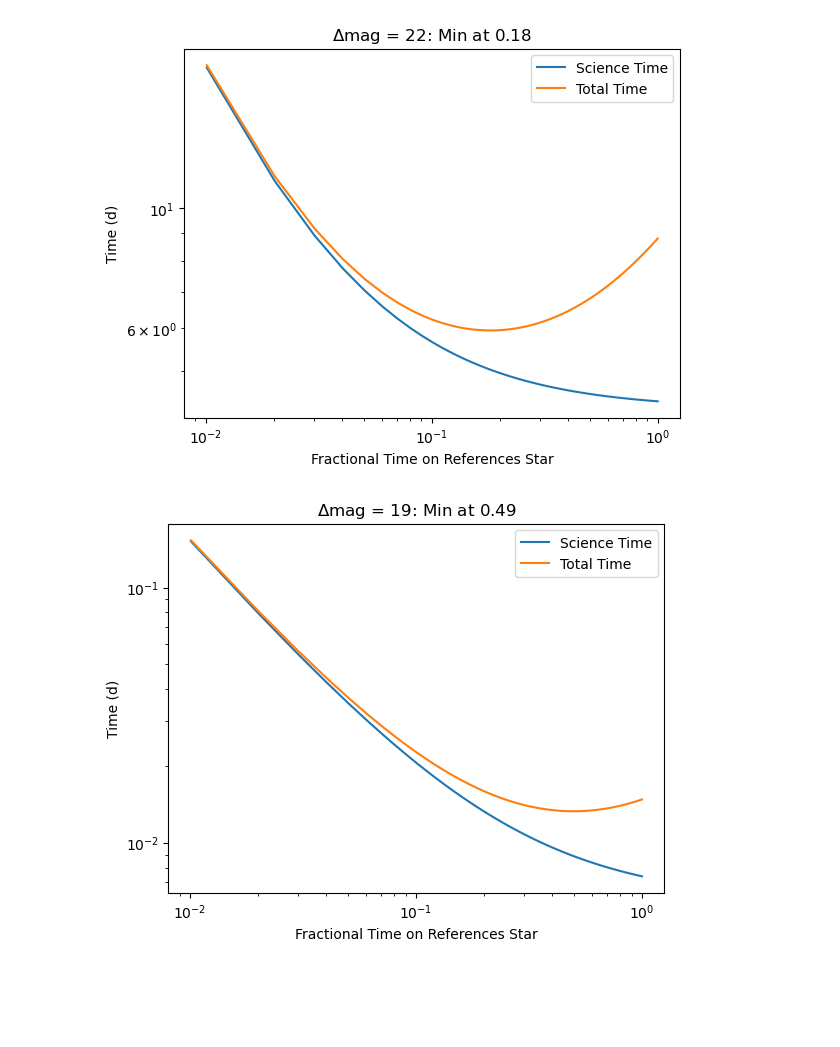
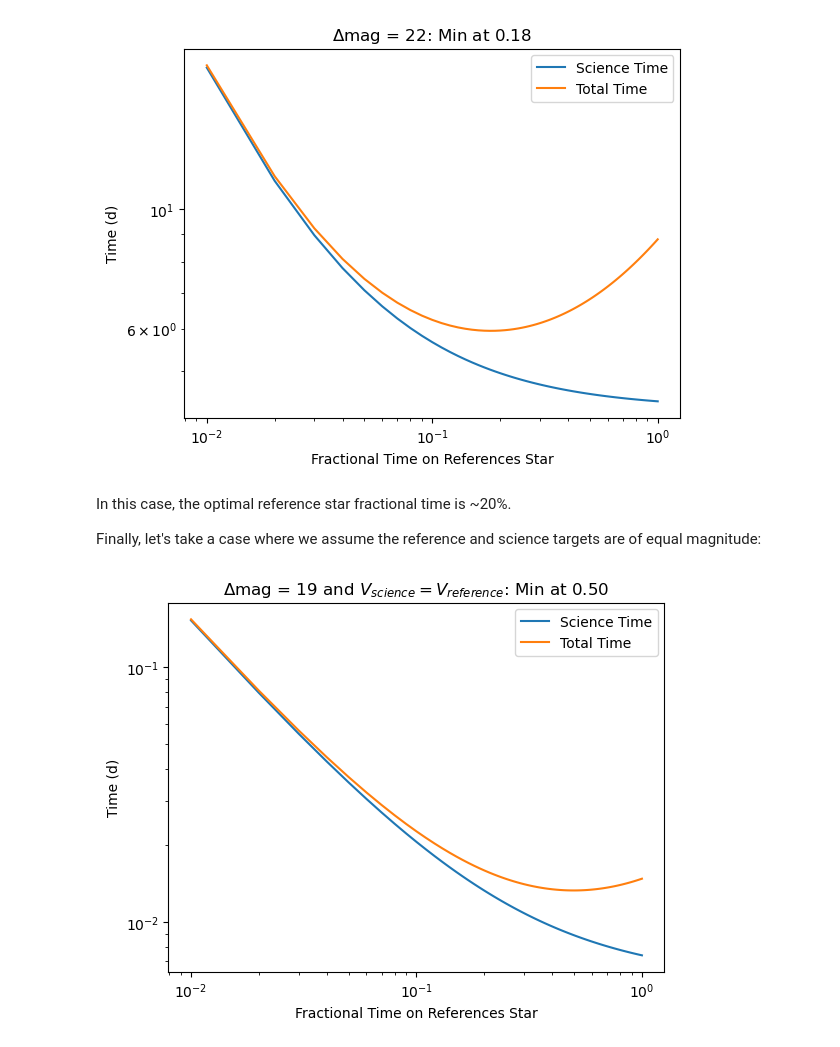
Before and after one commit to roman-corgi/corgietc, a Jupyter notebook: Notebooks/07_Reference_Star_Settings.ipynb, the cells around one changed output. Cells and saved outputs as stored; diff of their text form; code cells hidden in the pictures; blank space fills up the shorter version.

```diff
--- a/Notebooks/07_Reference_Star_Settings.ipynb
+++ b/Notebooks/07_Reference_Star_Settings.ipynb
@@ -160,6 +160,6 @@ We can see that this has produced a very small impact on the required integratio
 # %%
 # try range of times on ref star
-ref_fracs = np.linspace(0, 1, 100)
+ref_fracs = np.linspace(0.01, 1, 100)
 intTimes = np.zeros(len(ref_fracs))*u.d
 for j, ref_frac in enumerate(ref_fracs):
     mode["TimeonRefStar_tRef_per_tTar"] = ref_frac
@@ -197,21 +200,25 @@ plt.title(f"$\Delta$mag = {dMag[0]}: Min at {ref_fracs[np.nanargmin(totTimes)] :
 # %% [output]
 [figure]
+# %% [markdown]
+In this case, the optimal reference star fractional time is ~20%.
+
+Finally, let's take a case where we assume the reference and science targets are of equal magnitude:
 # %%
 mode["RefStar_V_mag"] = 5
 dMag = np.array([19])
 intTimes = np.zeros(len(ref_fracs))*u.d
 for j, ref_frac in enumerate(ref_fracs):
     mode["TimeonRefStar_tRef_per_tTar"] = ref_frac
     intTimes[j] = OS.calc_intTime(TL, sInds, fZ*0, JEZ*0, dMag, WA, mode, TK=TK)[0]
 totTimes = intTimes*(1+ref_fracs)
 plt.figure()
 plt.loglog(ref_fracs, intTimes, label="Science Time")
 plt.loglog(ref_fracs, totTimes, label="Total Time")
 plt.xlabel(rf"Fractional Time on References Star")
 plt.ylabel(f"Time ({intTimes.unit})")
 plt.title(f"$\Delta$mag = {dMag[0]}");
 plt.ylabel(f"Time ({intTimes.unit})")
 plt.legend()
-plt.title(f"$\Delta$mag = {dMag[0]}: Min at {ref_fracs[np.nanargmin(totTimes)] :.2f}");
+plt.title(f"$\Delta$mag = {dMag[0]} and $V_{{science}} = V_{{reference}}$: Min at {ref_fracs[np.nanargmin(totTimes)] :.2f}");
 # %% [output]
-[figure, old version]
+[figure, new version]
```
Also changed, not shown: parts of 7 cells of this notebook.
